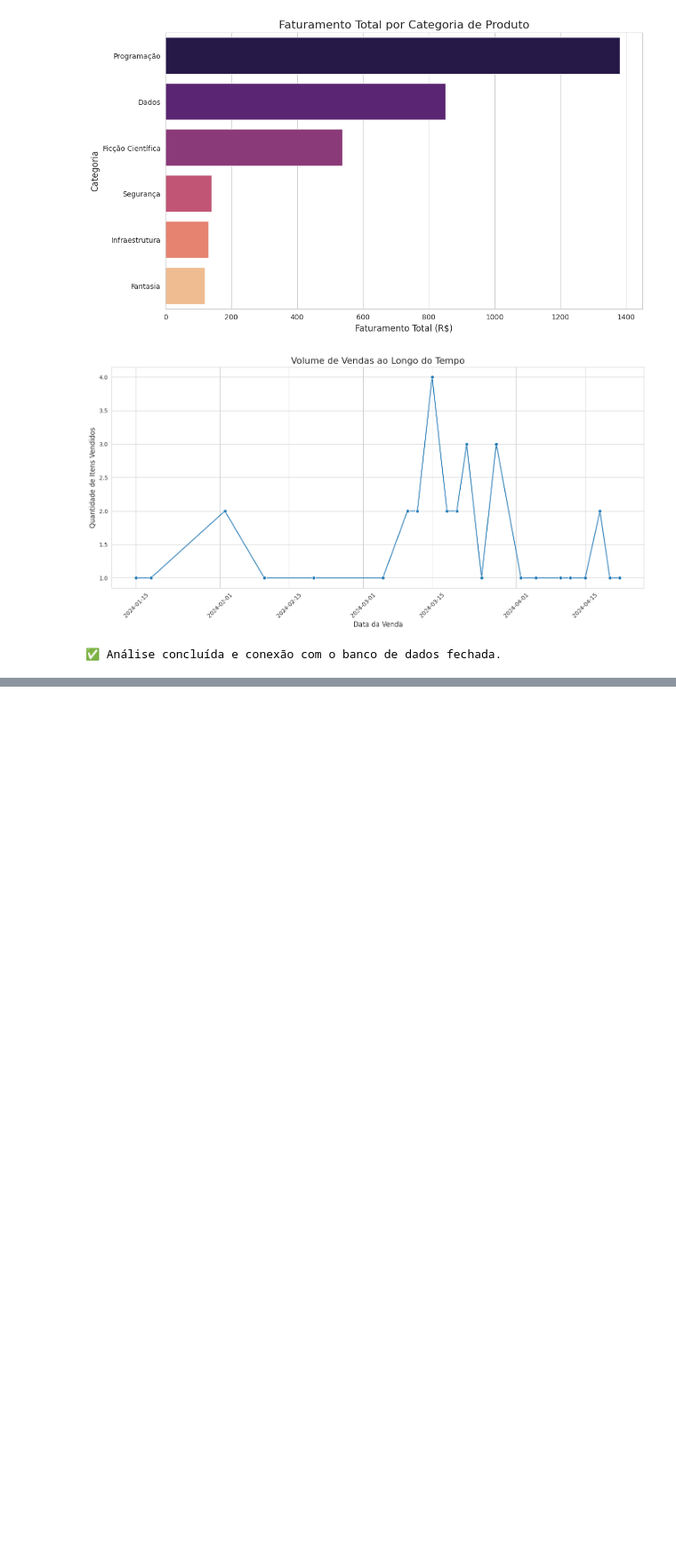
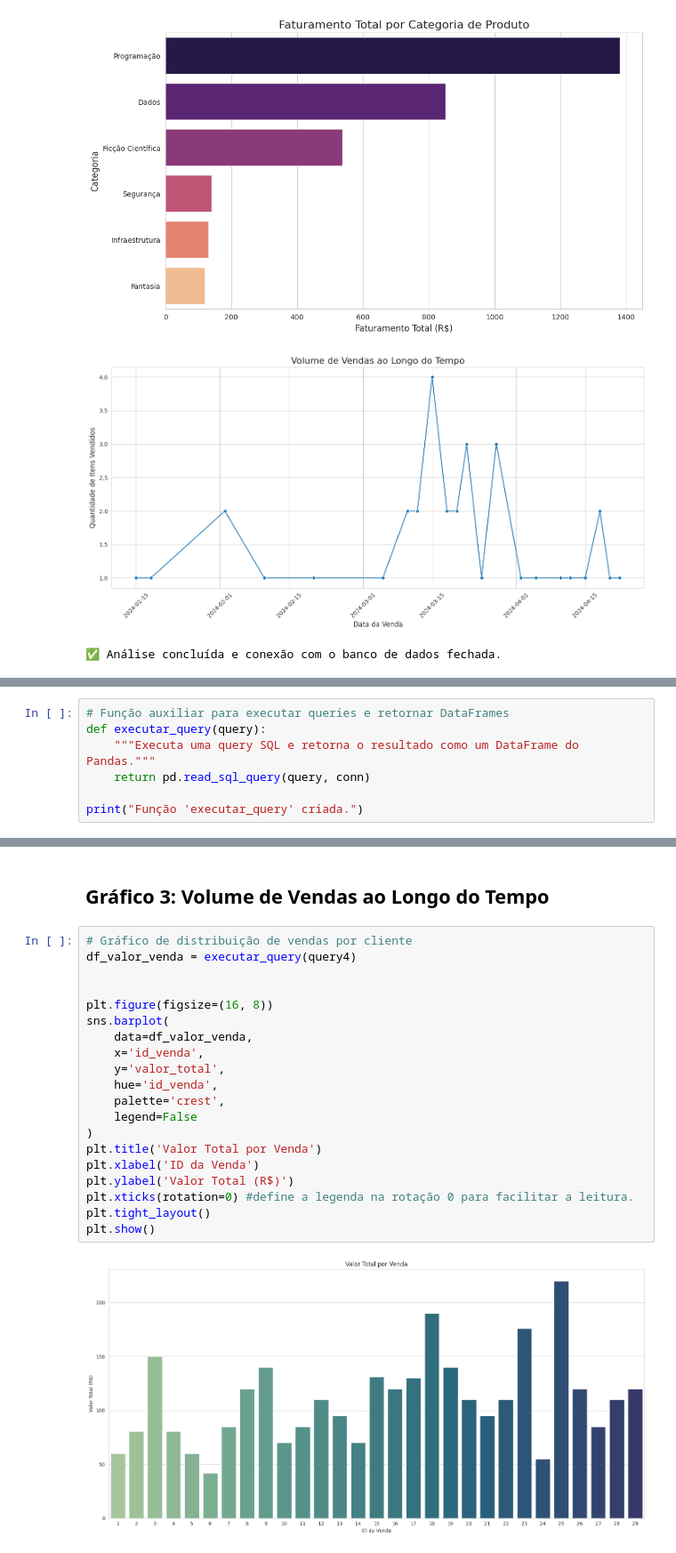
Before and after one commit to larissalvesds/projeto02-sql, a Jupyter notebook: Notebook_de_Análise_de_Vendas_no_Colab.ipynb, the cells around one changed output, grey strips where cells are left out. Shown at 89% size. Drawn from its saved outputs; the diff is of its cells as text; blank space fills up the shorter version.

```diff
--- a/Notebook_de_Análise_de_Vendas_no_Colab.ipynb
+++ b/Notebook_de_Análise_de_Vendas_no_Colab.ipynb
@@ -327,0 +456,7 @@ Passing `palette` without assigning `hue` is deprecated and will be removed in v
+# %%
+# Função auxiliar para executar queries e retornar DataFrames
+def executar_query(query):
+    """Executa uma query SQL e retorna o resultado como um DataFrame do Pandas."""
+    return pd.read_sql_query(query, conn)
+
+print("Função 'executar_query' criada.")
@@ -327,0 +615,24 @@ Passing `palette` without assigning `hue` is deprecated and will be removed in v
+# %% [markdown]
+## Gráfico 3: Volume de Vendas ao Longo do Tempo
+# %%
+# Gráfico de distribuição de vendas por cliente
+df_valor_venda = executar_query(query4)
+
+
+plt.figure(figsize=(16, 8))
+sns.barplot(
+    data=df_valor_venda,
+    x='id_venda',
+    y='valor_total',
+    hue='id_venda',
+    palette='crest',
+    legend=False
+)
+plt.title('Valor Total por Venda')
+plt.xlabel('ID da Venda')
+plt.ylabel('Valor Total (R$)')
+plt.xticks(rotation=0) #define a legenda na rotação 0 para facilitar a leitura.
+plt.tight_layout()
+plt.show()
+# %% [output]
+[figure, added]
```
Also changed, not shown: parts of 37 cells of this notebook.
